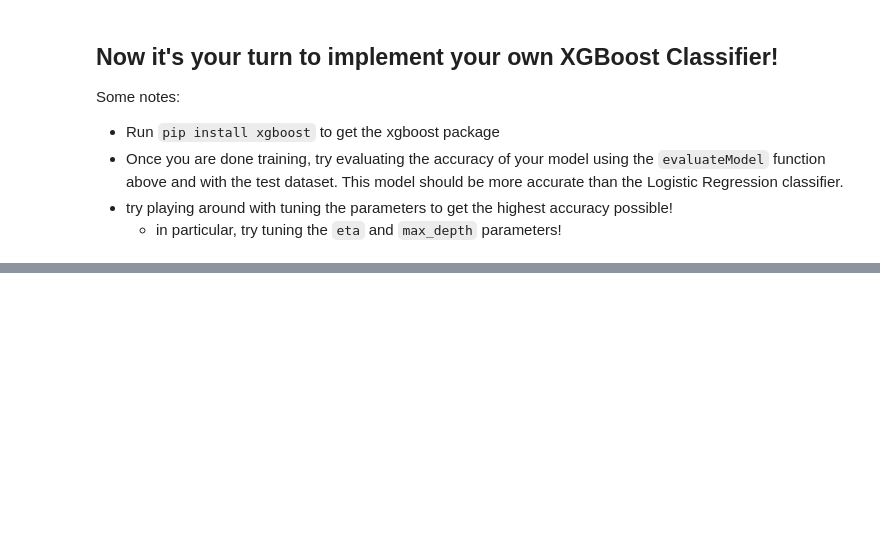
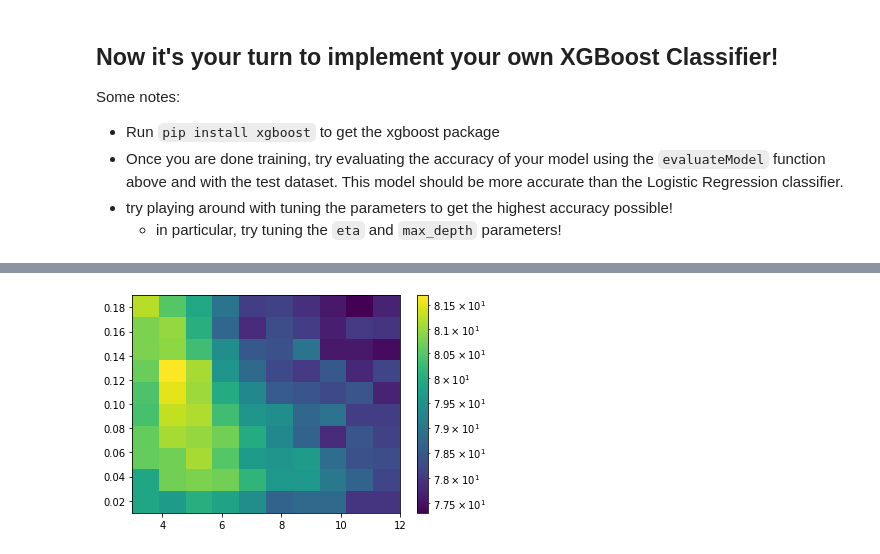
Before and after one commit to gt-big-data/MentalHealthRedistribution, a Jupyter notebook: Analysis/gradient_boosted_trees/XGBoost Implementation.ipynb, the cells around one changed output, grey strips where cells are left out. Cells and saved outputs as stored; diff of their text form; code cells hidden in the pictures; blank space fills up the shorter version.

Commit message:
Create XGBoost Implementation with results plotted

```diff
--- a/Analysis/gradient_boosted_trees/XGBoost Implementation.ipynb
+++ b/Analysis/gradient_boosted_trees/XGBoost Implementation.ipynb
@@ -191,0 +184,64 @@ import xgboost
+# %%
+from xgboost import XGBClassifier
+results_table = []
+x = []
+y = []
+z = np.zeros((10,10))
+############################ TODO ############################
+# def xgBoost():
+#     max_depth = 3;
+#     for i in range(10):
+#         learning_rate = 0.01
+#         for i in range(10):
+#             print('\n##### MAX DEPTH ' + str(max_depth) + ", Learning Rate " + str(learning_rate) + " #####")
+#             grid = {'max_depth':max_depth, 'learning_rate':learning_rate}
+#             clf = XGBClassifier()
+#             clf.set_params(**grid)
+
+#             modelXGBoost = make_pipeline(preprocess, clf)
+#             modelXGBoost.fit(X_train, Y_train)
+#             preds = modelXGBoost.predict(X_test)
+
+#             accuracy_score = evaluateModel(modelXGBoost, preds, True)
+#             results_table.append([max_depth, learning_rate, accuracy_score])
+#             x.append(max_depth)
+#             y.append(learning_rate)
+#             z.append(accuracy_score)
+
+#             learning_rate += 0.02
+
+#         max_depth += 1
+
+def xgBoost(max_depth, learning_rate, xin, yin):
+    grid = {'max_depth':max_depth, 'learning_rate':learning_rate}
+    clf = XGBClassifier()
+    clf.set_params(**grid)
+
+    modelXGBoost = make_pipeline(preprocess, clf)
+    modelXGBoost.fit(X_train, Y_train)
+    preds = modelXGBoost.predict(X_test)
+
+    accuracy_score = evaluateModel(modelXGBoost, preds, True)
+    results_table.append([max_depth, learning_rate, accuracy_score])
+    x.append(max_depth)
+    y.append(learning_rate)
+    z.itemset((xin, yin), accuracy_score*100)
+
+max_depth = 3
+for i in range(10):
+    learning_rate = 0.01
+    for j in range(10):
+        print('\n##### MAX DEPTH ' + str(max_depth) + ", Learning Rate " + str(round(learning_rate,2)) + " #####")
+        xgBoost(max_depth, learning_rate, 9-j, i)
+        learning_rate += 0.02
+    max_depth += 1
+
+N = int(len(z)**.5)
+z = np.array(z)
+plt.imshow(z, extent=(np.amin(x), np.amax(x), np.amin(y), np.amax(y)), norm=LogNorm(), aspect = 'auto')
+plt.colorbar()
+plt.show()
+
+# print('\n##### MAX DEPTH ' + str(4) + ", Learning Rate " + str(0.13) + " #####")
+# xgBoost(4, 0.13, 0, 0)
+# %% [output]
@@ -191,0 +265 @@ import xgboost
+[figure, added]
```
Also changed, not shown: parts of 5 cells of this notebook.
